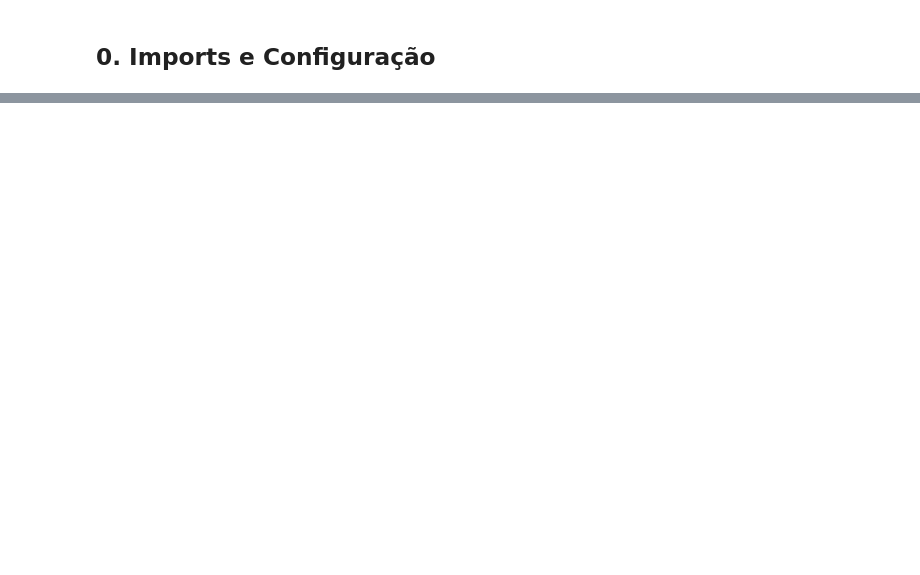
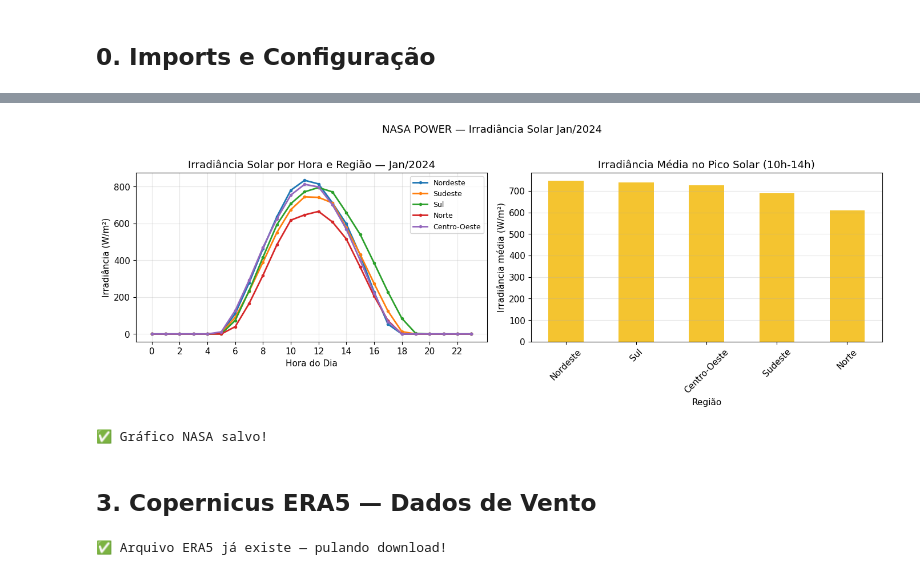
Before and after one commit to CRN27/satenergy, a Jupyter notebook: notebooks/03_modelo_previsao.ipynb, the cells around one changed output, grey strips where cells are left out. Saved outputs shown, nothing was run; the diff lists cells and outputs as text; code cells hidden in the pictures; blank space fills up the shorter version.

```diff
--- a/notebooks/03_modelo_previsao.ipynb
+++ b/notebooks/03_modelo_previsao.ipynb
@@ -714,0 +133,67 @@ print("✅ Gráfico atualizado!")
+# %%
+# Visualizando dados NASA
+fig, axes = plt.subplots(1, 2, figsize=(14, 5))
+
+for regiao in df_nasa['regiao'].unique():
+    subset = df_nasa[df_nasa['regiao'] == regiao].groupby('hora')['irradiancia_nasa'].mean()
+    axes[0].plot(subset.index, subset.values, linewidth=2, marker='o', markersize=3, label=regiao)
+axes[0].set_title('Irradiância Solar por Hora e Região — Jan/2024')
+axes[0].set_xlabel('Hora do Dia')
+axes[0].set_ylabel('Irradiância (W/m²)')
+axes[0].set_xticks(range(0, 24, 2))
+axes[0].legend(fontsize=9)
+axes[0].grid(True, alpha=0.3)
+
+pico = df_nasa[df_nasa['hora'].between(10, 14)]
+nasa_pico = pico.groupby('regiao')['irradiancia_nasa'].mean().sort_values(ascending=False)
+nasa_pico.plot(kind='bar', ax=axes[1], color='#f4c430')
+axes[1].set_title('Irradiância Média no Pico Solar (10h-14h)')
+axes[1].set_xlabel('Região')
+axes[1].set_ylabel('Irradiância média (W/m²)')
+axes[1].tick_params(axis='x', rotation=45)
+axes[1].grid(True, alpha=0.3, axis='y')
+
+plt.suptitle('NASA POWER — Irradiância Solar Jan/2024', fontsize=13, y=1.02)
+plt.tight_layout()
+plt.savefig('../data/processed/nasa_irradiancia.png', dpi=150)
+plt.show()
+print('✅ Gráfico NASA salvo!')
+# %% [output]
+[figure, added]
+✅ Gráfico NASA salvo!
+# %% [markdown]
+## 3. Copernicus ERA5 — Dados de Vento
+# %%
+# Baixando dados ERA5 (só roda se o arquivo não existir)
+import os
+
+arquivo_era5 = '../data/raw/era5_brasil_jan2024.nc'
+
+if not os.path.exists(arquivo_era5):
+    print('⏳ Baixando ERA5 do Copernicus...')
+    client = cdsapi.Client()
+    client.retrieve(
+        'reanalysis-era5-single-levels',
+        {
+            'product_type': 'reanalysis',
+            'variable': [
+                '10m_u_component_of_wind',
+                '10m_v_component_of_wind',
+                '100m_u_component_of_wind',
+                '100m_v_component_of_wind',
+                'surface_solar_radiation_downwards',
+            ],
+            'year': '2024',
+            'month': '01',
+            'day': [f'{d:02d}' for d in range(1, 32)],
+            'time': [f'{h:02d}:00' for h in range(0, 24)],
+            'area': [5, -74, -34, -28],
+            'format': 'netcdf',
+        },
+        arquivo_era5
+    )
+    print('✅ Download ERA5 concluído!')
+else:
+    print('✅ Arquivo ERA5 já existe — pulando download!')
+# %% [output]
+✅ Arquivo ERA5 já existe — pulando download!
```
Also changed, not shown: parts of 42 cells of this notebook, 11 other files.
